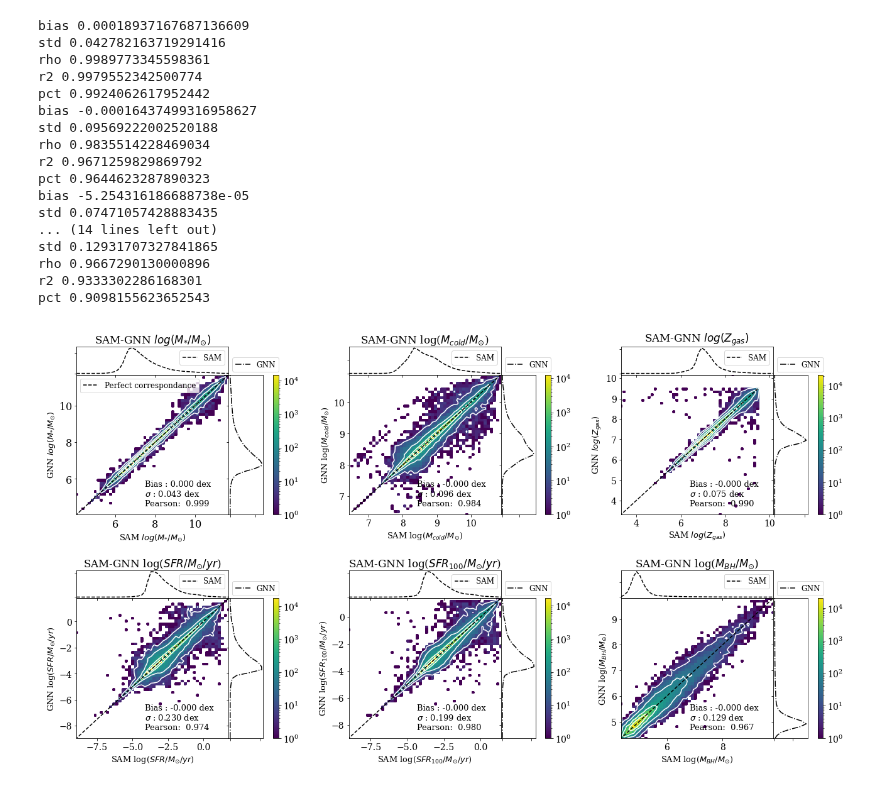
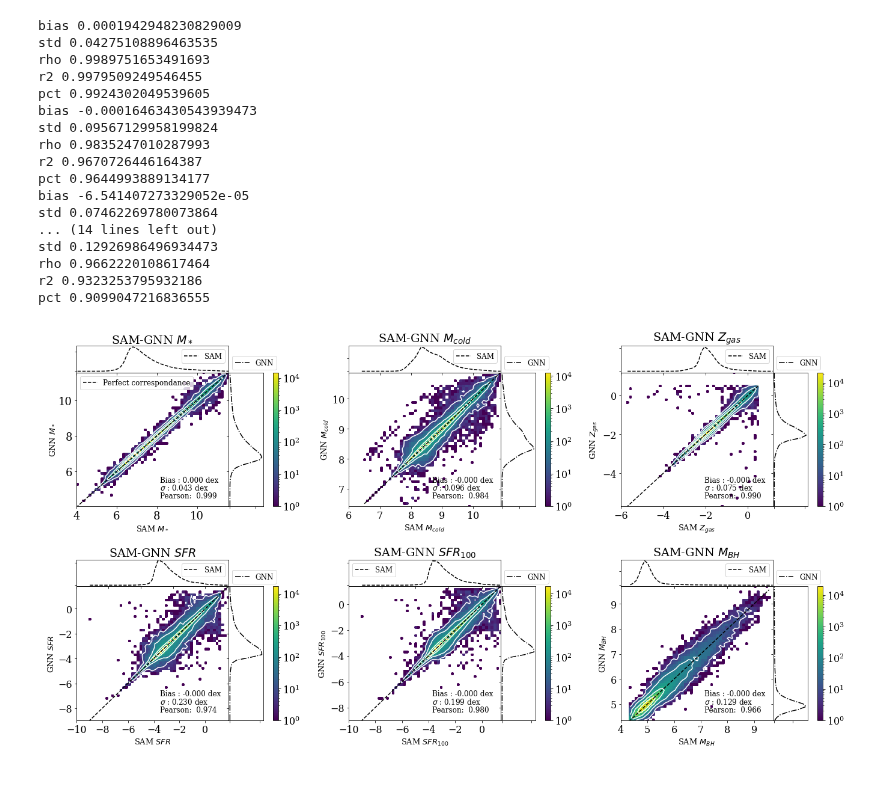
Before and after one commit to astrockragh/Mangrove, a Jupyter notebook: SAM_inherent/plot_SAM_runs.ipynb, the cells around one changed output. Cells and saved outputs as stored; diff of their text form; code cells hidden in the pictures.

```diff
--- a/SAM_inherent/plot_SAM_runs.ipynb
+++ b/SAM_inherent/plot_SAM_runs.ipynb
@@ -13,12 +13,15 @@ from matplotlib.ticker import NullFormatter
 from scipy import stats
 
 def multi_plot(yss, preds):
-    fig, ax = plt.subplots(2, 3, figsize=(22, 12))
+    fig, ax = plt.subplots(2, 3, figsize=(23, 12))
     ax = ax.flatten()
 #     target=r"log($SFR/M_{\odot}/yr$)"
     targets=[r"$log(v_{disk}/km/s)$", r"log($M_{cold}/M_{\odot}$)", r"log($SFR/M_{\odot}/yr$)"]
     targets=[r"$log(M_{*}/M_{\odot})$", r"log($M_{cold}/M_{\odot}$)", r"$log(Z_{gas})$", r"log($SFR/M_{\odot}/yr$)",
             r"log($SFR_{100}/M_{\odot}/yr$)", r"log($M_{BH}/M_{\odot}$)"]
+
+    targets=[r"$M_*$", r"$M_{cold}$", r"$Z_{gas}$", r"$SFR$",
+            r"$SFR_{100}$", r"$M_{BH}$"]
     # target=r"$v_{disk}$"
     for i in range(len(targets)):
         target=targets[i]
@@ -81,22 +84,19 @@ def multi_plot(yss, preds):
         print('r2', r2)
         print('pct',pct)
 
-        xt=0.45
-        yt=0.2
-        dy=0.07
+        xt=0.55
+        yt=0.18
+        dy=0.06
         font = {'weight': 'normal',
-            'size': 13}
+            'size': 12}
 
         axHist.text(xt,yt, f'Bias : {np.mean(ys-pred):.3f} dex', fontdict=font, transform=axHist.transAxes)
         axHist.text(xt,yt-dy, r'$\sigma$ : '+f'{np.std(ys-pred):.3f} dex', fontdict=font, transform=axHist.transAxes)
         axHist.text(xt,yt-2*dy, r'Pearson:  '+f'{rho:.3f}', fontdict=font, transform=axHist.transAxes)
-#             axHist.text(xt,yt-3*dy, r'$R^2$:  '+f'{r2:.3f}', fontdict=font, transform=axHist.transAxes)
 
-#             axHist.text(xt,yt-4*dy, '% < 0.2 dex:  '+f'{pct*100:.1f}', fontdict=font, transform=axHist.transAxes)
+        ticks = axHist.get_yticks()
+        axHist.set(xticks=ticks[:-1])
 
-
-        # axHistx.hist(ys[:,n], bins=bins, histtype='step', density=1)
-        # axy=axHisty.hist(pred[:,n], bins=bins, histtype='step', density=1, orientation='horizontal')
         ys_kde = stats.gaussian_kde(ys, 0.1)
         pred_kde = stats.gaussian_kde(pred, 0.1)
         axHistx.plot(X, ys_kde(X), 'k--', label=f'SAM')
@@ -106,7 +106,7 @@ def multi_plot(yss, preds):
 
         font = {'family' : 'Serif',
                 'weight' : 'normal',
-                'size'   : 14}
+                'size'   : 16}
 
         matplotlib.rc('font', **font)
 
@@ -139,7 +139,7 @@ ys, pred = results['ys'], results['pred']
 mstar_ys, mstar_pred = ys[:,0]+9, pred[:,0]+9
 # mcold_ys, mcold_pred = ys[:,2]+9, pred[:,2]+9
 
-Zy, Zpred = ys[:,2]+9, pred[:,2]+9
+Zy, Zpred = ys[:,2], pred[:,2]
 Coldy, Coldpred = ys[:,1]+9, pred[:,1]+9
 sfr_ys, sfr_pred = ys[:,3], pred[:,3]
 sfr100_ys, sfr100_pred = ys[:,4], pred[:,4]
@@ -150,30 +150,30 @@ pred = np.vstack([mstar_pred, Coldpred, Zpred, sfr_pred, sfr100_pred, Mbh_pred])
 # %%
 import matplotlib
 font = {'family' : 'Serif',
         'weight' : 'normal',
-        'size'   : 16}
+        'size'   : 18}
 
 matplotlib.rc('font', **font)
 fig=multi_plot(ys, pred)
 #0.16064388
 # %% [output]
-bias 0.00018937167687136609
-std 0.042782163719291416
-rho 0.9989773345598361
-r2 0.9979552342500774
-pct 0.9924062617952442
-bias -0.00016437499316958627
-std 0.09569222002520188
-rho 0.9835514228469034
-r2 0.9671259829869792
-pct 0.9644623287890323
-bias -5.254316186688738e-05
-std 0.07471057428883435
+bias 0.0001942948230829009
+std 0.04275108896463535
+rho 0.9989751653491693
+r2 0.9979509249546455
+pct 0.9924302049539605
+bias -0.00016463430543939473
+std 0.09567129958199824
+rho 0.9835247010287993
+r2 0.9670726446164387
+pct 0.9644993889134177
+bias -6.541407273329052e-05
+std 0.07462269780073864
 ... (14 lines left out)
-std 0.12931707327841865
-rho 0.9667290130000896
-r2 0.9333302286168301
-pct 0.9098155623652543
+std 0.12926986496934473
+rho 0.9662220108617464
+r2 0.9323253795932186
+pct 0.9099047216836555
-[figure, old version]
+[figure, new version]
 # %%
 fig.savefig('../paper_figures/SAM_variability.png')
```
Also changed, not shown: 3 other files.
